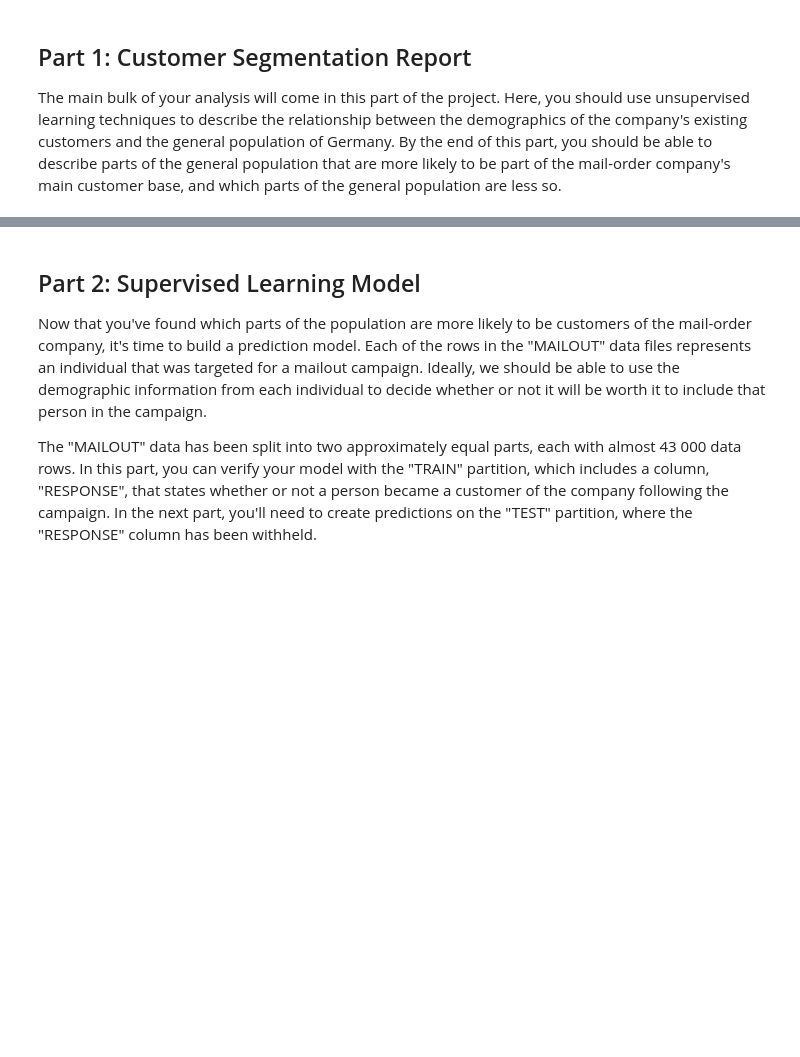
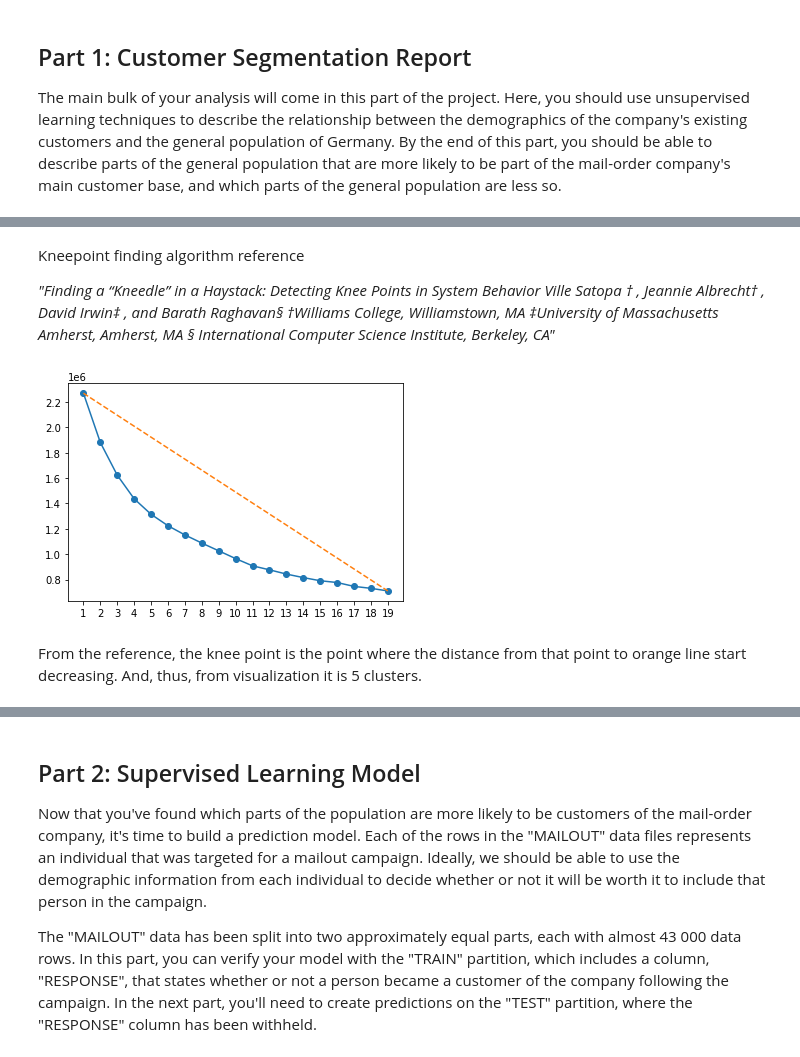
Before and after one commit to korntewin/capstone-arvato-customer-segmentation, a Jupyter notebook: Arvato Project Workbook.ipynb, the cells around one changed output, grey strips where cells are left out. Cells and saved outputs as stored; diff of their text form; code cells hidden in the pictures; blank space fills up the shorter version.

```diff
--- a/Arvato Project Workbook.ipynb
+++ b/Arvato Project Workbook.ipynb
@@ -453,0 +503,6 @@ The main bulk of your analysis will come in this part of the project. Here, you
+# %%
+from sklearn.cluster import KMeans
+from sklearn.decomposition import PCA
+
+pca = PCA(random_state=101)
+km = KMeans(random_state=42)
@@ -453,0 +562,42 @@ The main bulk of your analysis will come in this part of the project. Here, you
+# %%
+def fit_multiple_kmeans(X, range_=range(1, 20)):
+
+    kms = {}
+
+    for i in range_:
+        kms[i] = KMeans(n_clusters=i)
+        kms[i].fit(X)
+
+    return kms
+
+
+def plot_kms_inertia(kms):
+
+    x_axis = []
+    y_axis = []
+
+    for k, km in kms.items():
+        x_axis.append(int(k))
+        y_axis.append(km.inertia_)
+
+    plt.plot(x_axis, y_axis, 'o-')
+    plt.xticks(x_axis)
+
+    # plot straight line between first and last point
+    plt.plot([x_axis[0], x_axis[-1]], [y_axis[0], y_axis[-1]], '--')
+# %% [markdown]
+Kneepoint finding algorithm reference
+
+_"Finding a “Kneedle” in a Haystack: Detecting Knee Points in System Behavior Ville Satopa † , Jeannie Albrecht† , David Irwin‡ , and Barath Raghavan§ †Williams College, Williamstown, MA ‡University of Massachusetts Amherst, Amherst, MA § International Computer Science Institute, Berkeley, CA"_
+# %%
+## implement pca
+# kms = fit_multiple_kmeans(pca.transform(clean_az_cus)[:, :cutoff_comp])
+# plot_kms_inertia(kms)
+
+## not implement pca
+kms = fit_multiple_kmeans(clean_az_cus)
+plot_kms_inertia(kms)
+# %% [output]
+[figure, added]
+# %% [markdown]
+From the reference, the knee point is the point where the distance from that point to orange line start decreasing. And, thus, from visualization it is 5 clusters.
```
Also changed, not shown: parts of 53 cells of this notebook, 3 other files.
